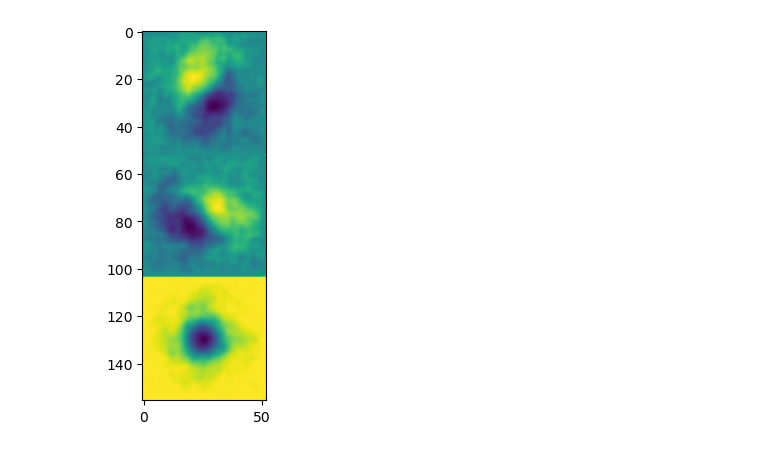
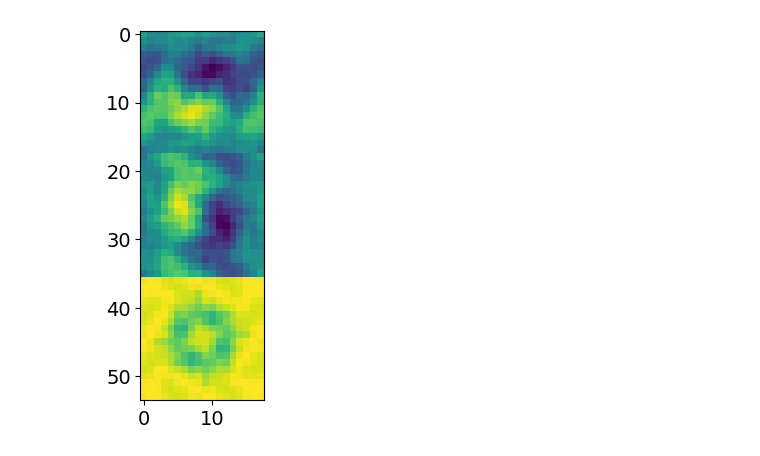
Before and after one commit to chillenb/landaunet, a Jupyter notebook: movie_notebook.ipynb, the cells around one changed output. Saved outputs shown, nothing was run; the diff lists cells and outputs as text; code cells hidden in the pictures.

```diff
--- a/movie_notebook.ipynb
+++ b/movie_notebook.ipynb
@@ -22,8 +22,8 @@ def fund_vortex(X, Y, a, v, scale=1.0, ctr=(0,0)):
 # %%
 r = space.random(1)
-n=50
+n=16
 
-x = np.arange(0,1,1/n)
+x = np.linspace(0,1,n)
 X, Y = np.meshgrid(x,x)
 pts = np.hstack([X.flatten()[:,None],Y.flatten()[:,None]])
 
@@ -43,13 +43,13 @@ plt.show()
 # %%
 ims = []
 fig, ax = plt.subplots()
-for k in range(100000):
+for k in range(8000):
     pd.step()
-    if k % 400 == 0:
+    if k % 10 == 0:
         im = ax.imshow(np.reshape(pd.data,(3*(n+2),(n+2))), animated=True)
         ims.append([im])
 # %% [output]
-[figure, old version]
+[figure, new version]
 # %%
 ani = animation.ArtistAnimation(fig, ims, interval=30, blit=True,
                                 repeat_delay=1000)
```
Also changed, not shown: parts of 5 cells of this notebook, 5 other files.
